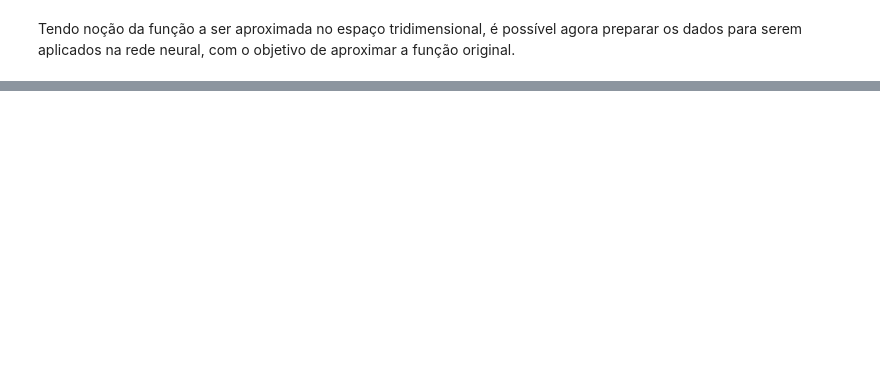
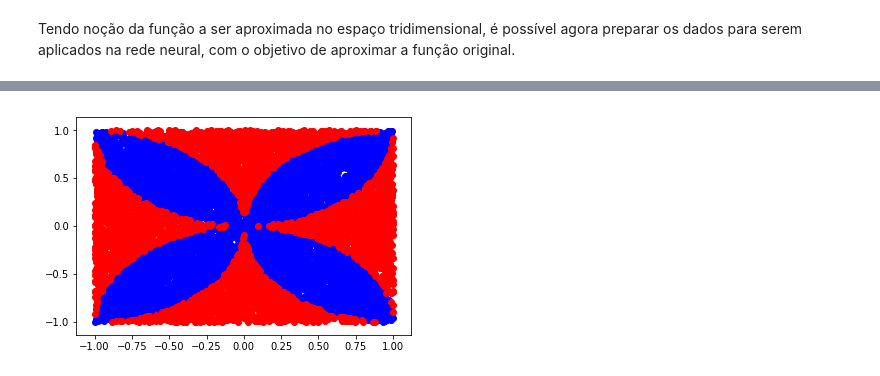
Before and after one commit to edujtm/machine-learning-course, a Jupyter notebook: Supervised Machine Learning.ipynb, the cells around one changed output, grey strips where cells are left out. Cells and saved outputs as stored; diff of their text form; code cells hidden in the pictures; blank space fills up the shorter version.

```diff
--- a/Supervised Machine Learning.ipynb
+++ b/Supervised Machine Learning.ipynb
@@ -337,0 +367,23 @@ axis.plot_surface(XX, YY, ZZ, rstride=9, cstride=9, alpha=0.5, color="r")
+# %%
+centers = np.array([[-1, 0],
+                    [1 , 0],
+                    [0 , -1],
+                    [0 , 1]])
+def is_intersection(sample):
+    radius = 1
+    count = 0
+    for center in centers:
+        if np.linalg.norm(sample - center) < radius:
+            count += 1
+    if count > 1:
+        return True
+    return False
+
+data = np.random.uniform(-1, 1, size=(10000, 2))
+classmask = np.apply_along_axis(is_intersection, 1, data)
+classes = classmask.astype(int)
+
+plt.scatter(data[classmask, 0], data[classmask, 1], c='b')
+_ = plt.scatter(data[~classmask, 0], data[~classmask, 1], c='r')
+# %% [output]
+[figure, added]
```
Also changed, not shown: parts of 16 cells of this notebook.
